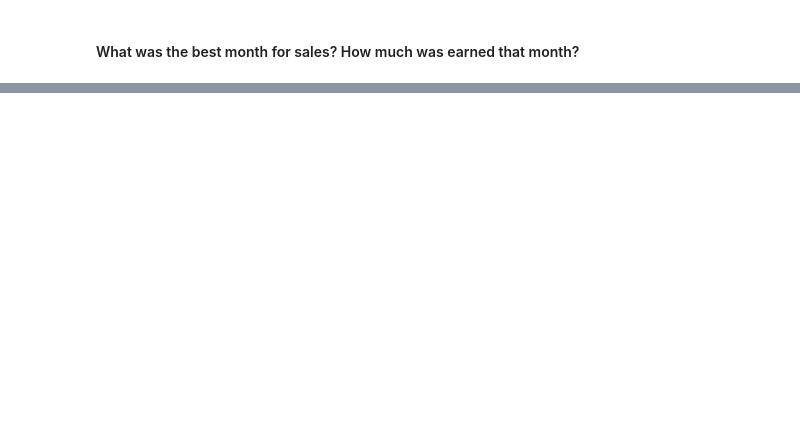
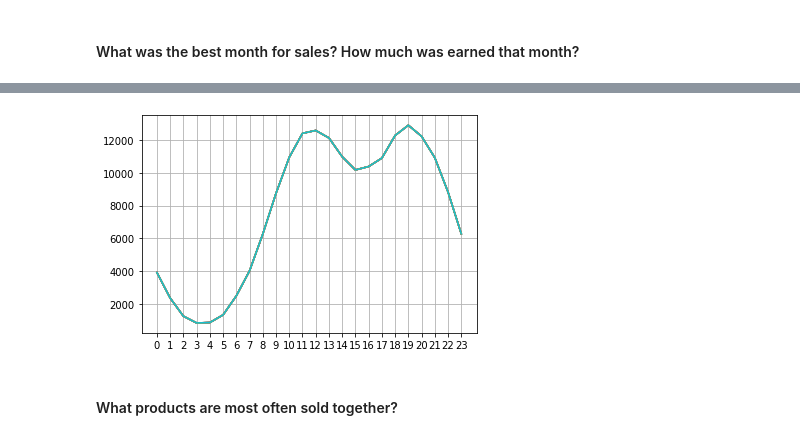
Before and after one commit to austbuhl/Pandas-Data-Science-Tasks, a Jupyter notebook: SalesAnalysis/Analysis.ipynb, the cells around one changed output, grey strips where cells are left out. Drawn from its saved outputs; the diff is of its cells as text; code cells hidden in the pictures; blank space fills up the shorter version.

```diff
--- a/SalesAnalysis/Analysis.ipynb
+++ b/SalesAnalysis/Analysis.ipynb
@@ -74,0 +138,6 @@ See the caveats in the documentation: https://pandas.pydata.org/pandas-docs/stab
+# %%
+all_data['Order Date'] = pd.to_datetime(all_data['Order Date'])
+# %%
+all_data['Hour'] = all_data['Order Date'].dt.hour
+all_data['Minute'] = all_data['Order Date'].dt.minute
+all_data.head()
@@ -74,0 +151,10 @@ See the caveats in the documentation: https://pandas.pydata.org/pandas-docs/stab
+# %%
+hours = [hour for hour, df in all_data.groupby('Hour')]
+
+plt.plot(hours, all_data.groupby(['Hour']).count())
+plt.xticks(hours)
+plt.grid()
+# %% [output]
+[figure, added]
+# %% [markdown]
+#### What products are most often sold together?
```
Also changed, not shown: parts of 18 cells of this notebook, 2 other files.
